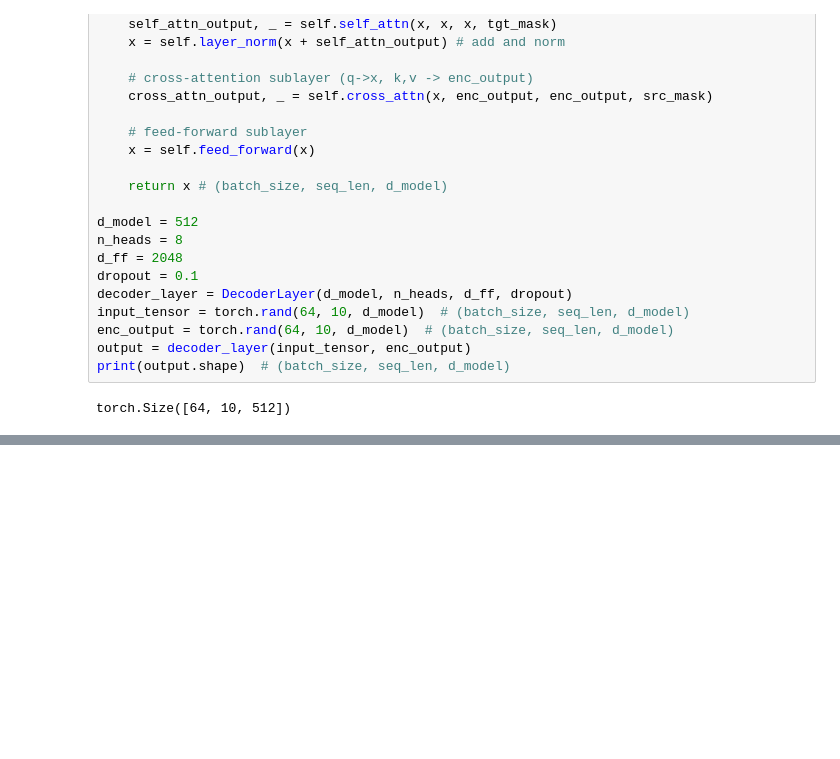
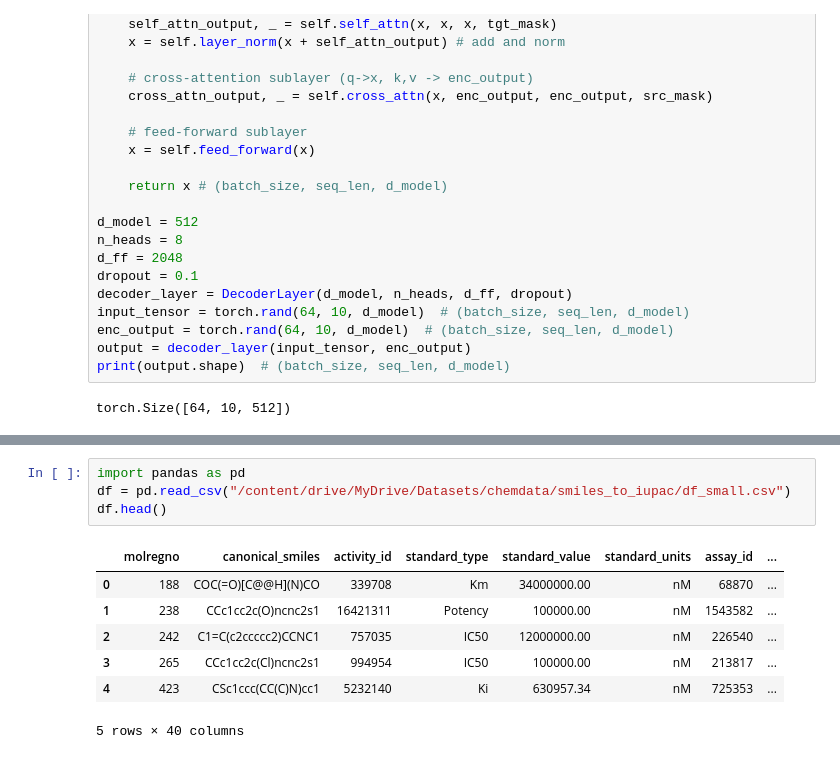
Before and after one commit to Pooret/resume, a Jupyter notebook: pytorch_transformer.ipynb, the cells around one changed output, grey strips where cells are left out. Saved outputs shown, nothing was run; the diff lists cells and outputs as text; blank space fills up the shorter version.

```diff
--- a/pytorch_transformer.ipynb
+++ b/pytorch_transformer.ipynb
@@ -292,3 +297,15 @@ output = transformer(src, tgt)
 print(output.shape) # (batch_size, tgt_len, tgt_vocab_size)
 # %% [output]
 torch.Size([64, 10, 10000])
+# %%
+import pandas as pd
+df = pd.read_csv("/content/drive/MyDrive/Datasets/chemdata/smiles_to_iupac/df_small.csv")
+df.head()
+# %% [output]
+|  | molregno | canonical_smiles | activity_id | standard_type | standard_value | standard_units | assay_id | ... |
+| 0 | 188 | COC(=O)[C@@H](N)CO | 339708 | Km | 34000000.00 | nM | 68870 | ... |
+| 1 | 238 | CCc1cc2c(O)ncnc2s1 | 16421311 | Potency | 100000.00 | nM | 1543582 | ... |
+| 2 | 242 | C1=C(c2ccccc2)CCNC1 | 757035 | IC50 | 12000000.00 | nM | 226540 | ... |
+| 3 | 265 | CCc1cc2c(Cl)ncnc2s1 | 994954 | IC50 | 100000.00 | nM | 213817 | ... |
+| 4 | 423 | CSc1ccc(CC(C)N)cc1 | 5232140 | Ki | 630957.34 | nM | 725353 | ... |
+5 rows × 40 columns
```
Also changed, not shown: parts of 7 cells of this notebook.
